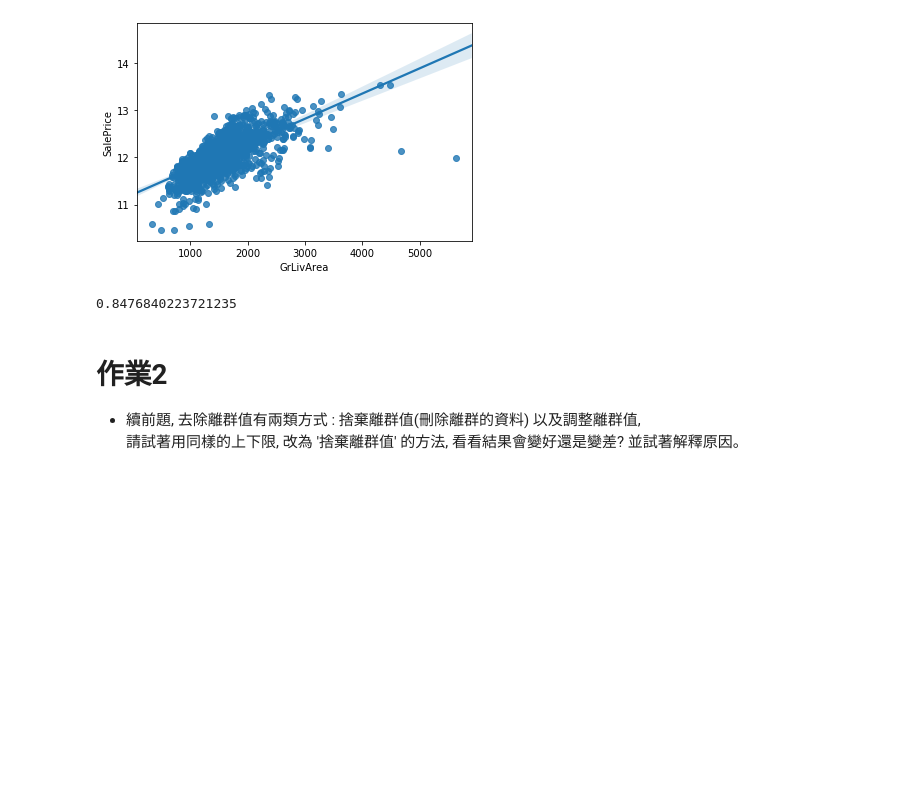
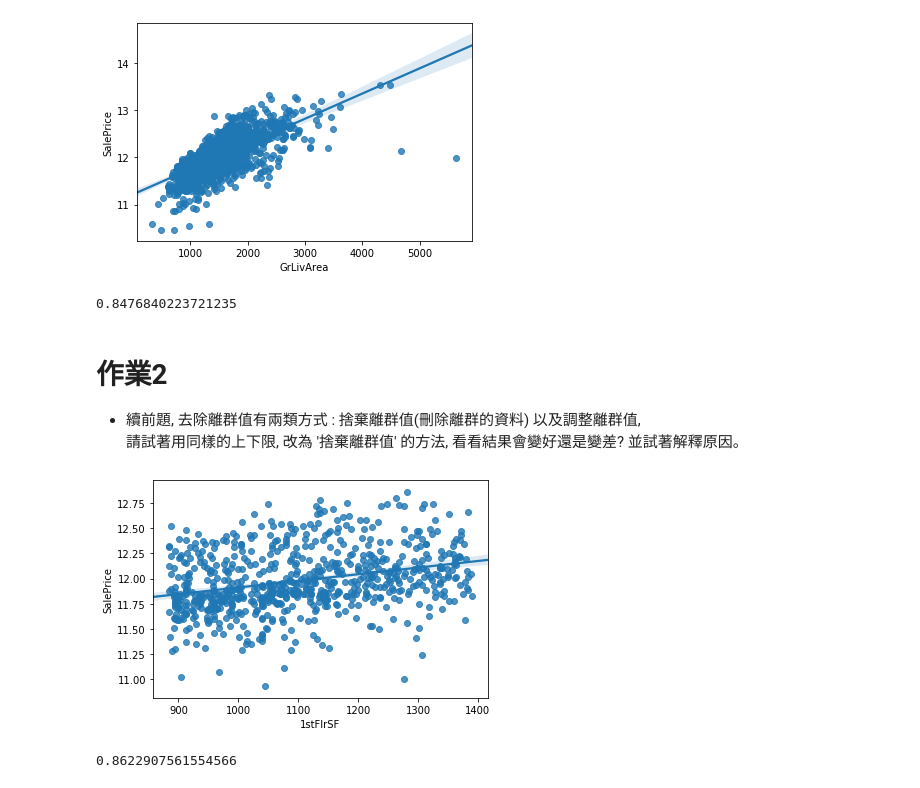
Before and after one commit to kemditkb/3rd-ML100Days, a Jupyter notebook: D10/Day_010_HW.ipynb, the cells around one changed output. Saved outputs shown, nothing was run; the diff lists cells and outputs as text; code cells hidden in the pictures; blank space fills up the shorter version.

```diff
--- a/D10/Day_010_HW.ipynb
+++ b/D10/Day_010_HW.ipynb
@@ -105,10 +105,20 @@ cross_val_score(estimator, train_X, train_Y, cv=5).mean()
 # %%
 # 將 1stFlrSF 限制在你覺得適合的範圍內, 捨棄離群值
 """
 Your Code Here
 """
+_1stFlrSF = (df['1stFlrSF']> 882) & (df['1stFlrSF']< 1391)
+df_new = df[_1stFlrSF]
+train_Y_new = train_Y[_1stFlrSF]
+sns.regplot(x = df_new['1stFlrSF'], y=train_Y_new)
+plt.show()
+
 
 # 做線性迴歸, 觀察分數
 train_X = MMEncoder.fit_transform(df)
 estimator = LinearRegression()
-cross_val_score(estimator, train_X, train_Y, cv=5).mean()
+var_cvs = cross_val_score(estimator, df_new, train_Y_new, cv=5)
+var_cvs.mean()
+# %% [output]
+[figure, added]
+0.8622907561554566
```
